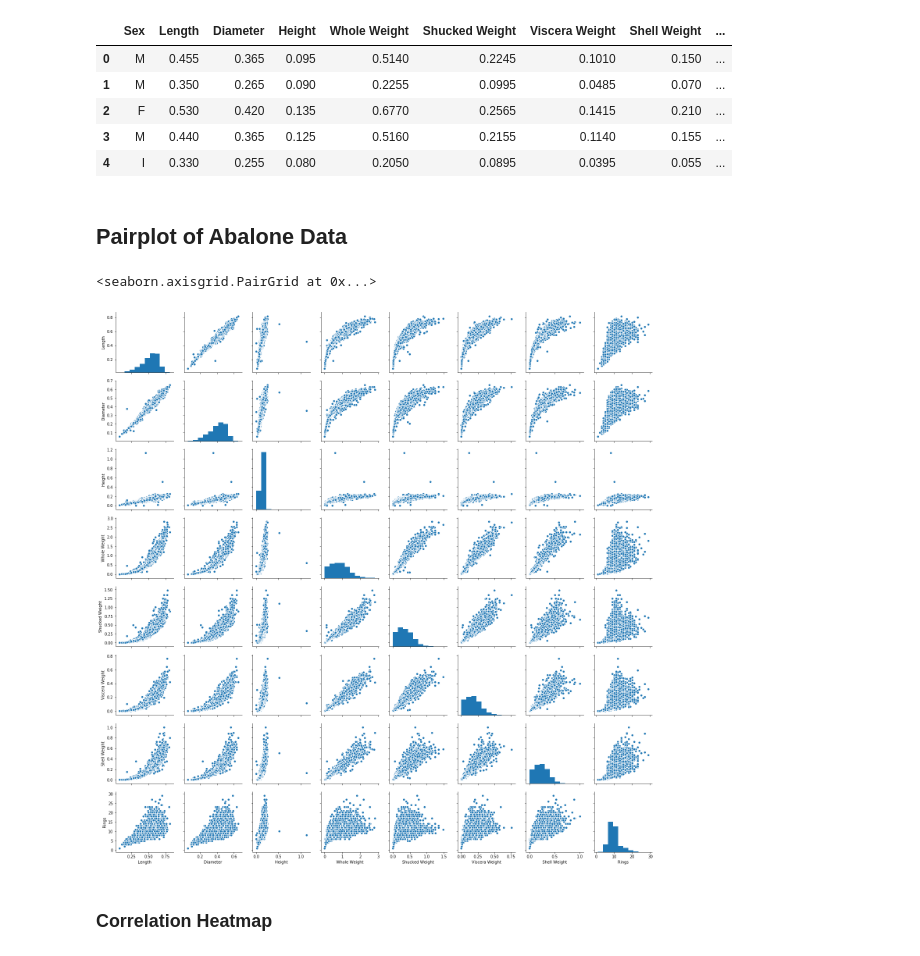
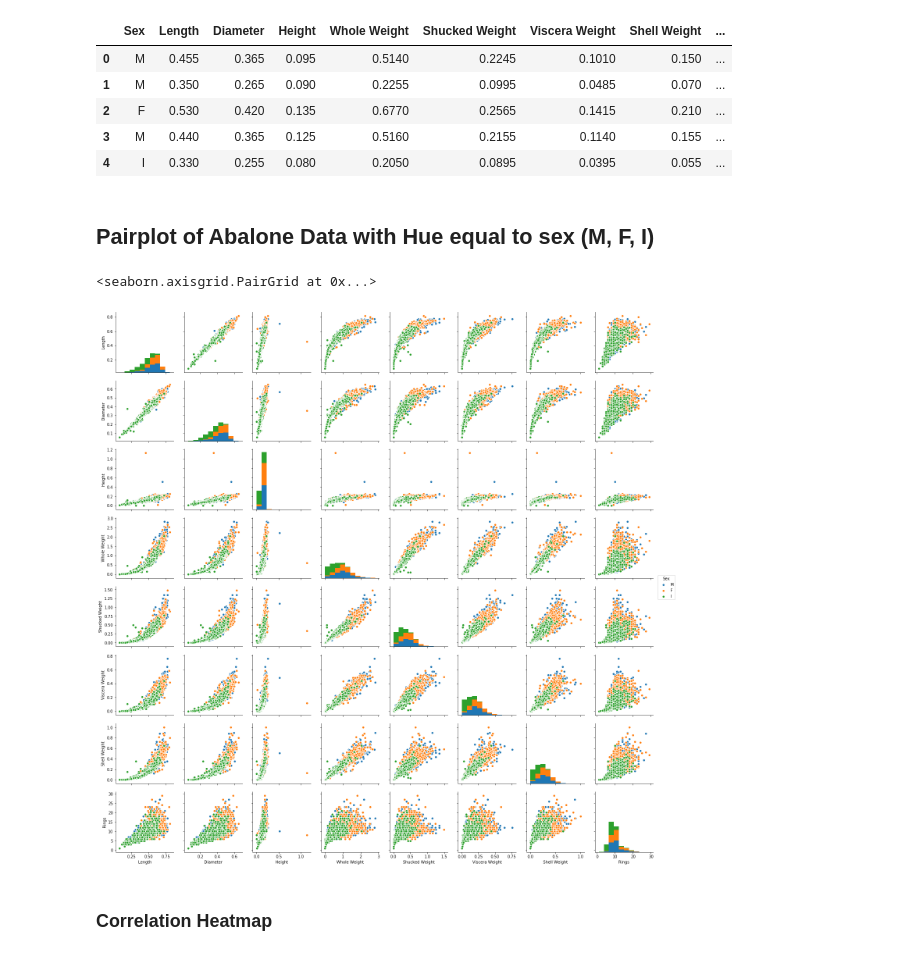
Before and after one commit to noahgift/abalone_gender, a Jupyter notebook: Abalone_Classification.ipynb, the cells around one changed output. Cells and saved outputs as stored; diff of their text form; code cells hidden in the pictures.

```diff
--- a/Abalone_Classification.ipynb
+++ b/Abalone_Classification.ipynb
@@ -19,15 +19,15 @@ abalone_df.head()
 | 3 | M | 0.440 | 0.365 | 0.125 | 0.5160 | 0.2155 | 0.1140 | 0.155 | ... |
 | 4 | I | 0.330 | 0.255 | 0.080 | 0.2050 | 0.0895 | 0.0395 | 0.055 | ... |
 # %% [markdown]
-## Pairplot of Abalone Data
+## Pairplot of Abalone Data with Hue equal to sex (M, F, I)
 # %%
 import seaborn as sns
 %matplotlib inline
 # %%
-sns.pairplot(data=abalone_df)
+sns.pairplot(data=abalone_df, hue="Sex")
 # %% [output]
 <seaborn.axisgrid.PairGrid at 0x...>
-[figure, old version]
+[figure, new version]
 # %% [markdown]
 ### Correlation Heatmap
 # %%
```
Also changed, not shown: parts of 2 cells of this notebook.
